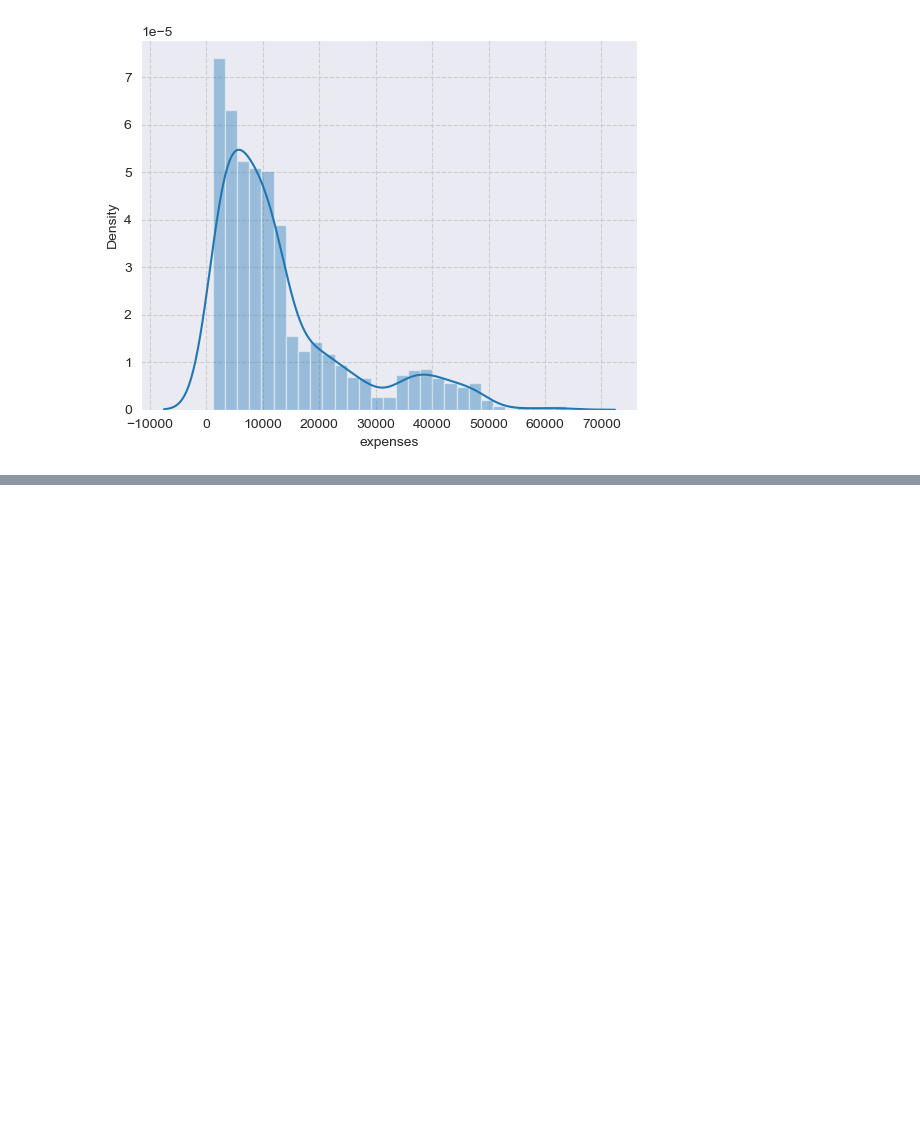
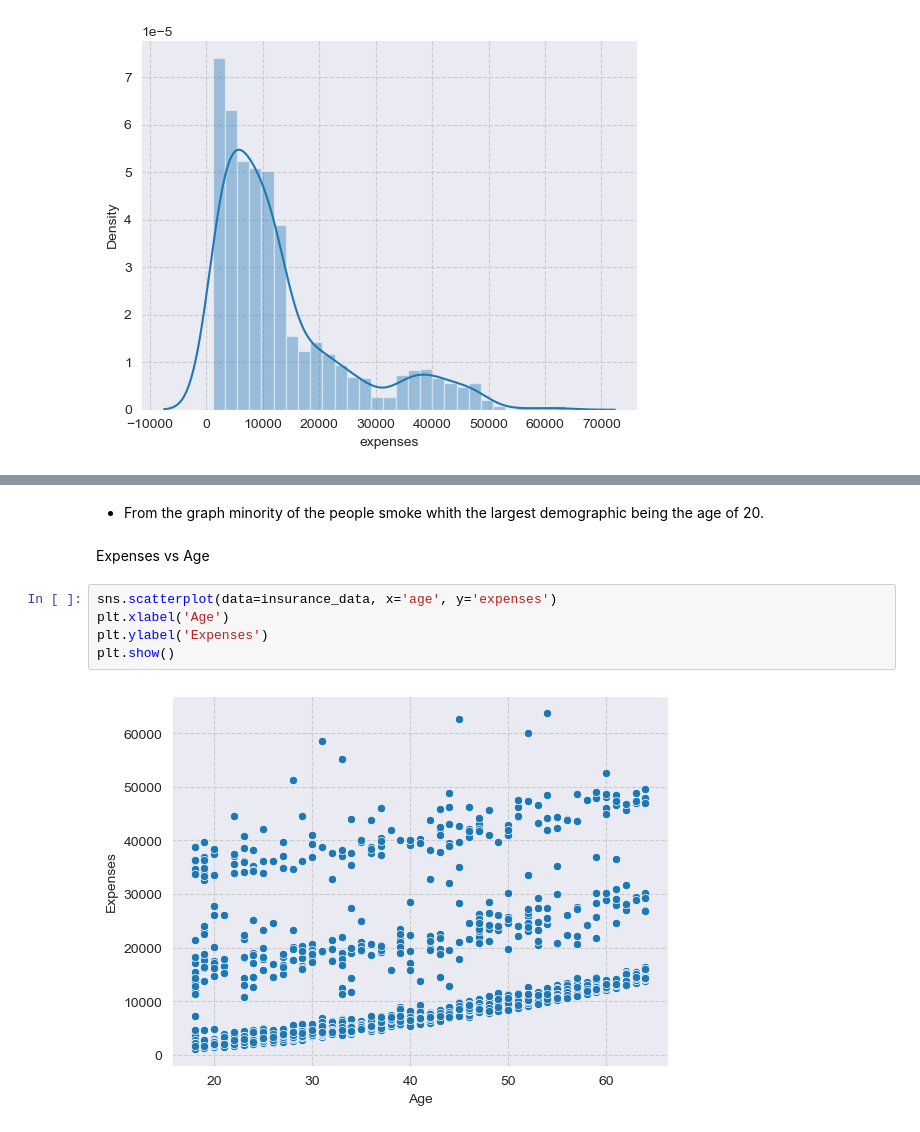
Before and after one commit to George-Mbugua/Predicting-Insurance-Premiums-A-Multiple-Linear-Regression-Model, a Jupyter notebook: Untitled-1.ipynb, the cells around one changed output, grey strips where cells are left out. Saved outputs shown, nothing was run; the diff lists cells and outputs as text; blank space fills up the shorter version.

```diff
--- a/Untitled-1.ipynb
+++ b/Untitled-1.ipynb
@@ -244,0 +289,11 @@ sns.distplot(insurance_data.expenses)
+# %% [markdown]
+- From the graph minority of the people smoke whith the largest demographic being the age of 20.
+# %% [markdown]
+Expenses vs Age
+# %%
+sns.scatterplot(data=insurance_data, x='age', y='expenses')
+plt.xlabel('Age')
+plt.ylabel('Expenses')
+plt.show()
+# %% [output]
+[figure, added]
```
Also changed, not shown: parts of 27 cells of this notebook.
